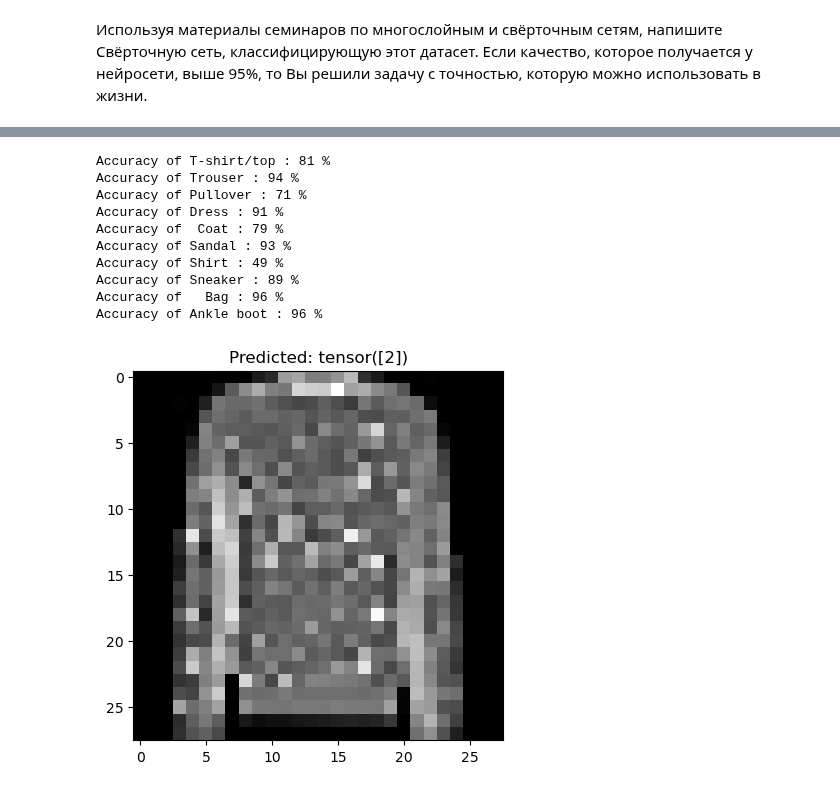
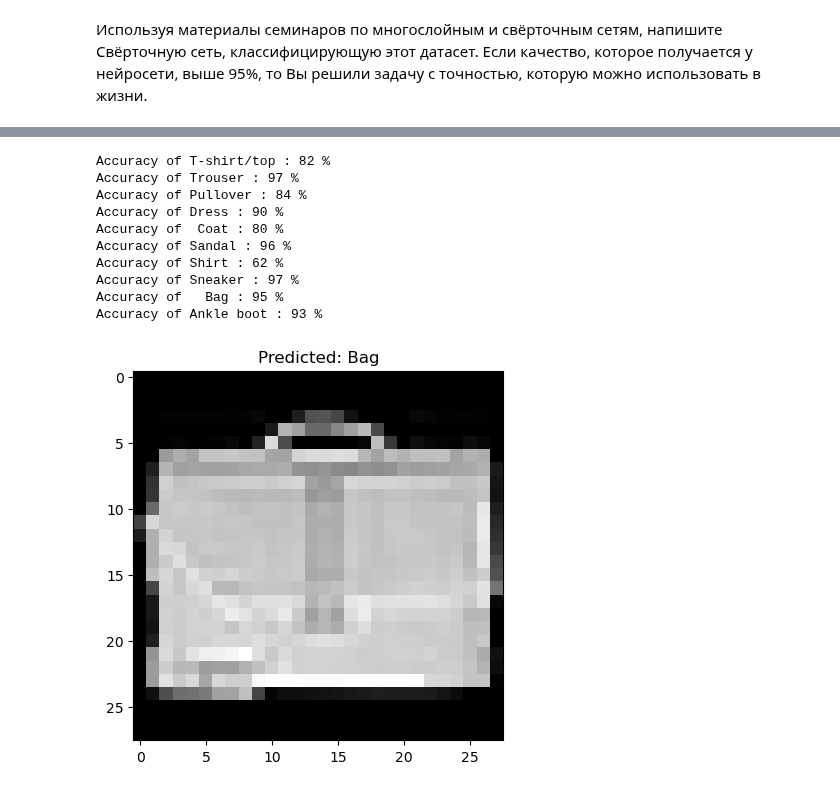
Before and after one commit to Ll44052/methods, a Jupyter notebook: числаки 4 и 5/Lab5_convnet.ipynb, the cells around one changed output, grey strips where cells are left out. Drawn from its saved outputs; the diff is of its cells as text; code cells hidden in the pictures.

```diff
--- a/числаки 4 и 5/Lab5_convnet.ipynb
+++ b/числаки 4 и 5/Lab5_convnet.ipynb
@@ -82,24 +82,26 @@ import torch.nn.functional as F
 
 class SimpleConvNet(nn.Module):
     def __init__(self):
-        # вызов конструктора предка
+        # вызов конструктора класса nn.Module()
         super(SimpleConvNet, self).__init__()
 
-        self.conv1 = nn.Conv2d(in_channels=1, out_channels=6, kernel_size=5)
         self.pool = nn.MaxPool2d(kernel_size=2, stride=2)
-        self.conv2 = nn.Conv2d(in_channels=6, out_channels=16, kernel_size=5)
-        self.fc1 = nn.Linear(4 * 4 * 16, 120)  # !!!
-        self.fc2 = nn.Linear(120, 84)
-        self.fc3 = nn.Linear(84, 10)
+
+        self.conv1 = nn.Conv2d(in_channels=1, out_channels=32, kernel_size=3)
+        self.conv2 = nn.Conv2d(in_channels=32, out_channels=64, kernel_size=3)
+        self.conv3 = nn.Conv2d(in_channels=64, out_channels=128, kernel_size=3)
+
+        self.fc1 = nn.Linear(128, 256)
+        self.fc2 = nn.Linear(256, 10)
 
     def forward(self, x):
         x = self.pool(F.relu(self.conv1(x)))
         x = self.pool(F.relu(self.conv2(x)))
-        # print(x.shape)
-        x = x.view(-1, 4 * 4 * 16)  # !!!
+        x = self.pool(F.relu(self.conv3(x)))
+    #    print(x.shape)
+        x = x.view(-1, 128)
         x = F.relu(self.fc1(x))
-        x = F.relu(self.fc2(x))
-        x = self.fc3(x)
+        x = self.fc2(x)
         return x
 # %%
 import torch
@@ -119,11 +121,11 @@ net = SimpleConvNet()
 loss_fn = torch.nn.CrossEntropyLoss()
 
 # выбираем алгоритм оптимизации и learning_rate
-learning_rate = 1e-4
+learning_rate = 1e-3
 optimizer = torch.optim.Adam(net.parameters(), lr=learning_rate)
 
 # итерируемся
-for epoch in tqdm_notebook(range(3)):
+for epoch in tqdm_notebook(range(5)):
 
     running_loss = 0.0
     for i, batch in enumerate(tqdm_notebook(trainloader)):
@@ -194,28 +210,28 @@ for i in range(10):
     print('Accuracy of %5s : %2d %%' % (
         classes[i], 100 * class_correct[i] / class_total[i]))
 # %% [output]
-Accuracy of T-shirt/top : 81 %
-Accuracy of Trouser : 94 %
-Accuracy of Pullover : 71 %
-Accuracy of Dress : 91 %
-Accuracy of  Coat : 79 %
-Accuracy of Sandal : 93 %
-Accuracy of Shirt : 49 %
-Accuracy of Sneaker : 89 %
-Accuracy of   Bag : 96 %
-Accuracy of Ankle boot : 96 %
+Accuracy of T-shirt/top : 82 %
+Accuracy of Trouser : 97 %
+Accuracy of Pullover : 84 %
+Accuracy of Dress : 90 %
+Accuracy of  Coat : 80 %
+Accuracy of Sandal : 96 %
+Accuracy of Shirt : 62 %
+Accuracy of Sneaker : 97 %
+Accuracy of   Bag : 95 %
+Accuracy of Ankle boot : 93 %
 # %%
 i = np.random.randint(low=0, high=10000)
 
 def visualize_result(index):
     image = testloader.dataset.test_data[index].numpy()
     plt.imshow(image, cmap='gray')
 
     y_pred = net(torch.Tensor(image).view(1, 1, 28, 28))
     _, predicted = torch.max(y_pred, 1)
 
-    plt.title(f'Predicted: {predicted}')
+    plt.title(f'Predicted: {classes[predicted[0]]}')
 
 visualize_result(i)
 # %% [output]
-[figure, old version]
+[figure, new version]
```
Also changed, not shown: parts of 2 cells of this notebook.
